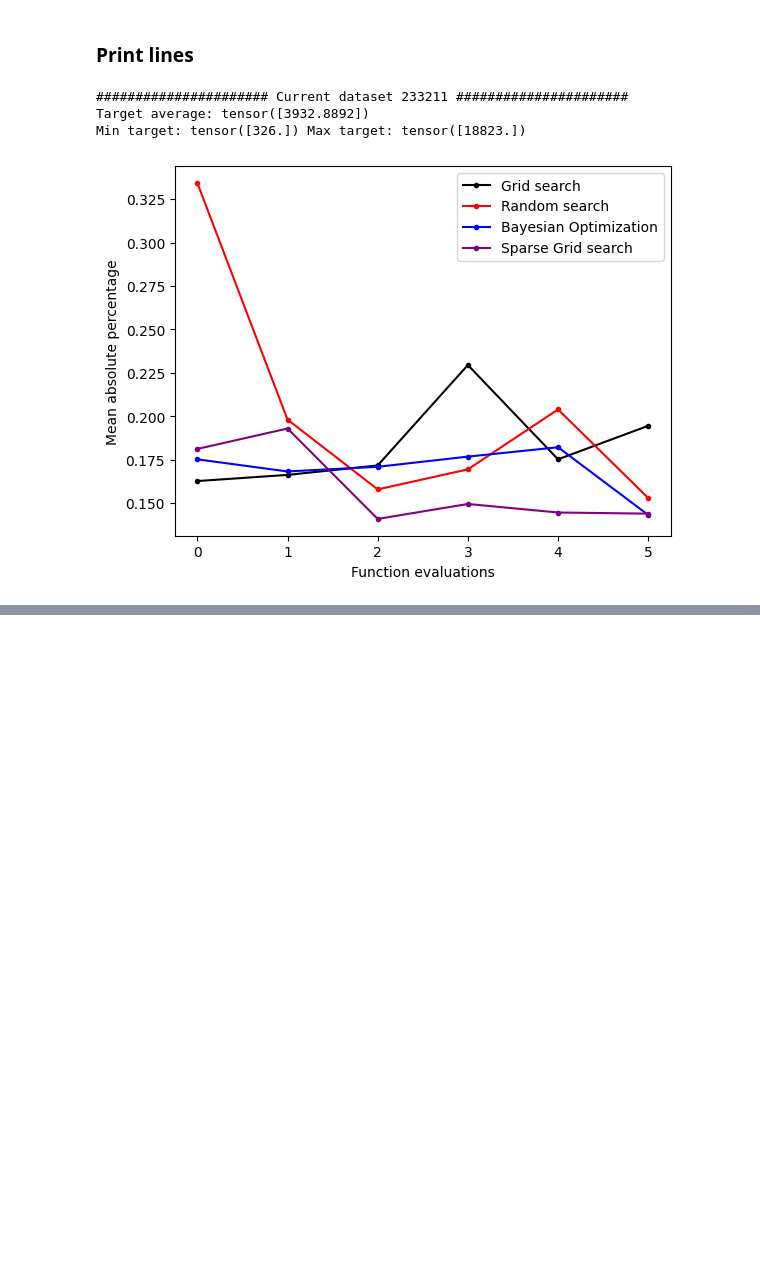
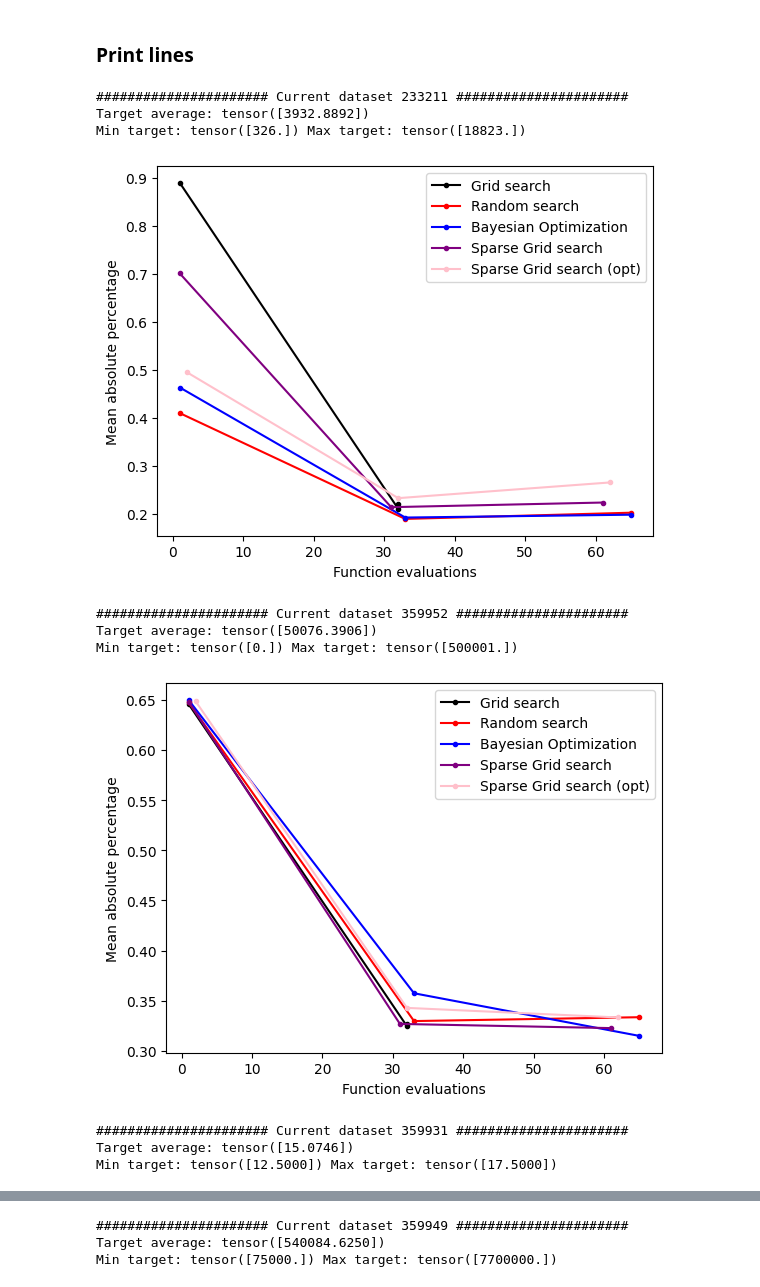
Before and after one commit to Muxlll/Masterarbeit, a Jupyter notebook: Code/Baseline.ipynb, the cells around one changed output, grey strips where cells are left out. Saved outputs shown, nothing was run; the diff lists cells and outputs as text; code cells hidden in the pictures; blank space fills up the shorter version.

```diff
--- a/Code/Baseline.ipynb
+++ b/Code/Baseline.ipynb
@@ -34,7 +34,7 @@ from sklearn.preprocessing import OneHotEncoder, StandardScaler
 
 
 VERBOSE = 1
-CV = 4 #[(slice(None), slice(None))]
+CV = 3 #[(slice(None), slice(None))]
 TESTING = True
 
 DATASETS = []
@@ -53,7 +57,7 @@ SPARSE_COST_OPTIMIZED = []
 # %% [markdown]
 ### Hyperparameter space definition
 # %%
-ITER = 10
+ITER = 3
 
 hyperparameterspace = {
     'epochs': ["interval-int", 1, 40],
@@ -447,49 +587,43 @@ KeyboardInterrupt:
 # %% [markdown]
 ### Print lines
 # %%
-
-GRID_RESULT = [[0.16265705972909927, 0.1661900207400322, 0.17163792625069618, 0.22945944219827652, 0.17515426501631737, 0.19447438046336174]]
-RANDOM_RESULT = [[0.3343049846589565, 0.19805823639035225, 0.15784354135394096, 0.16937023028731346, 0.20388440415263176, 0.1528652310371399]]
-BAYESIAN_RESULT = [[0.17514263093471527, 0.16818046942353249, 0.17085410840809345, 0.17672444134950638, 0.1821105070412159, 0.14311442524194717]]
-SPARSE_RESULT = [[0.18114309757947922, 0.19289525970816612, 0.14084726944565773, 0.14944906905293465, 0.14454316906630993, 0.14388455078005863]]
-SPARSE_RESULT_OPTIMIZED = [[0.1791285015642643, 0.20162401348352432, 0.19480421394109726, 0.1791594885289669, 1.7203131020069122, 0.15878350287675858]]
-
-
-for i in range(1):#len(ids)):
+for i in range(len(ids)):
     print("###################### Current dataset", ids[i], "######################")
 
     dataset = HPO.Dataset(task_id=ids[i])
 
     print("Target average:", sum(
         dataset.get_Y()/len(dataset.get_Y())))
     print("Min target:", min(dataset.get_Y()),
           "Max target:", max(dataset.get_Y()))
 
+
     # plotting the points
-    # plt.plot(GRID_COST[i], GRID_RESULT[i], '.-', color='black', label="Grid search")
-    # plt.plot(RANDOM_COST[i], RANDOM_RESULT[i], '.-', color='red', label="Random search")
-    # plt.plot(BAYESIAN_COST[i], BAYESIAN_RESULT[i], '.-', color='blue', label="Bayesian Optimization")
-    # plt.plot(SPARSE_COST[i], SPARSE_RESULT[i], '.-', color='purple', label="Sparse Grid search")
-    # plt.plot(SPARSE_COST_OPTIMIZED[i], SPARSE_RESULT_OPTIMIZED[i], '.-', color='pink', label="Sparse Grid search (opt)")
-
-    plt.plot(GRID_RESULT[i], '.-', color='black', label="Grid search")
-    plt.plot(RANDOM_RESULT[i], '.-', color='red', label="Random search")
-    plt.plot(BAYESIAN_RESULT[i], '.-', color='blue', label="Bayesian Optimization")
-    plt.plot(SPARSE_RESULT[i], '.-', color='purple', label="Sparse Grid search")
-    #plt.plot(SPARSE_RESULT_OPTIMIZED[i], '.-', color='pink', label="Sparse Grid search (opt)")
+    plt.plot(GRID_COST[i], GRID_RESULT[i], '.-', color='black', label="Grid search")
+    plt.plot(RANDOM_COST[i], RANDOM_RESULT[i], '.-', color='red', label="Random search")
+    plt.plot(BAYESIAN_COST[i], BAYESIAN_RESULT[i], '.-', color='blue', label="Bayesian Optimization")
+    plt.plot(SPARSE_COST[i], SPARSE_RESULT[i], '.-', color='purple', label="Sparse Grid search")
+    plt.plot(SPARSE_COST_OPTIMIZED[i], SPARSE_RESULT_OPTIMIZED[i], '.-', color='pink', label="Sparse Grid search (opt)")
 
     # naming the x axis
     plt.xlabel('Function evaluations')
     # naming the y axis
     plt.ylabel('Mean absolute percentage')
 
     # show a legend on the plot
     plt.legend()
 
     # function to show the plot
     plt.show()
 # %% [output]
 ###################### Current dataset 233211 ######################
 Target average: tensor([3932.8892])
 Min target: tensor([326.]) Max target: tensor([18823.])
-[figure, old version]
+[figure, new version]
+###################### Current dataset 359952 ######################
+Target average: tensor([50076.3906])
+Min target: tensor([0.]) Max target: tensor([500001.])
+[figure, added]
+###################### Current dataset 359931 ######################
+Target average: tensor([15.0746])
+Min target: tensor([12.5000]) Max target: tensor([17.5000])
@@ -495,0 +631,3 @@ Min target: tensor([326.]) Max target: tensor([18823.])
+###################### Current dataset 359949 ######################
+Target average: tensor([540084.6250])
+Min target: tensor([75000.]) Max target: tensor([7700000.])
```
Also changed, not shown: parts of 3 cells of this notebook, 6 other files.
